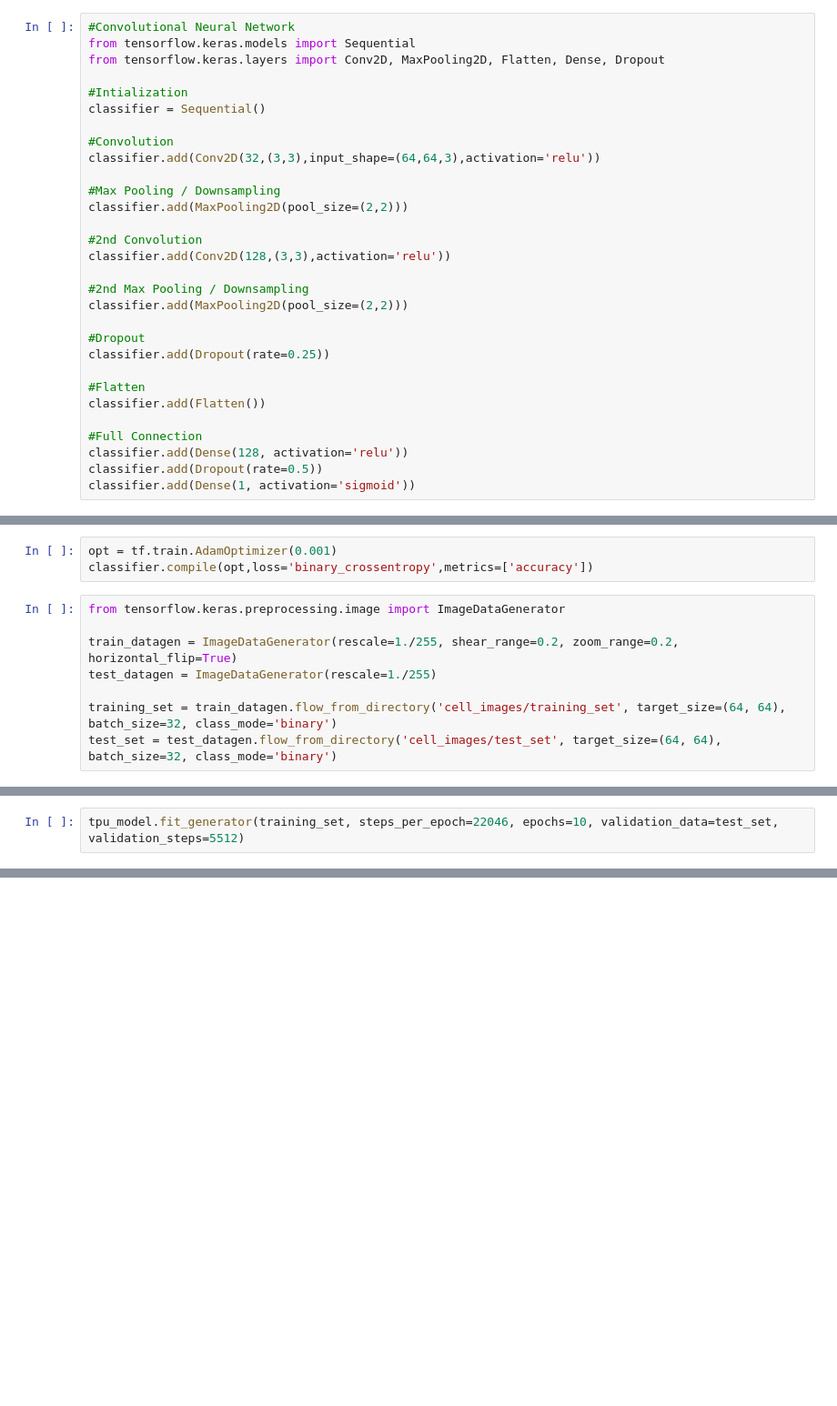
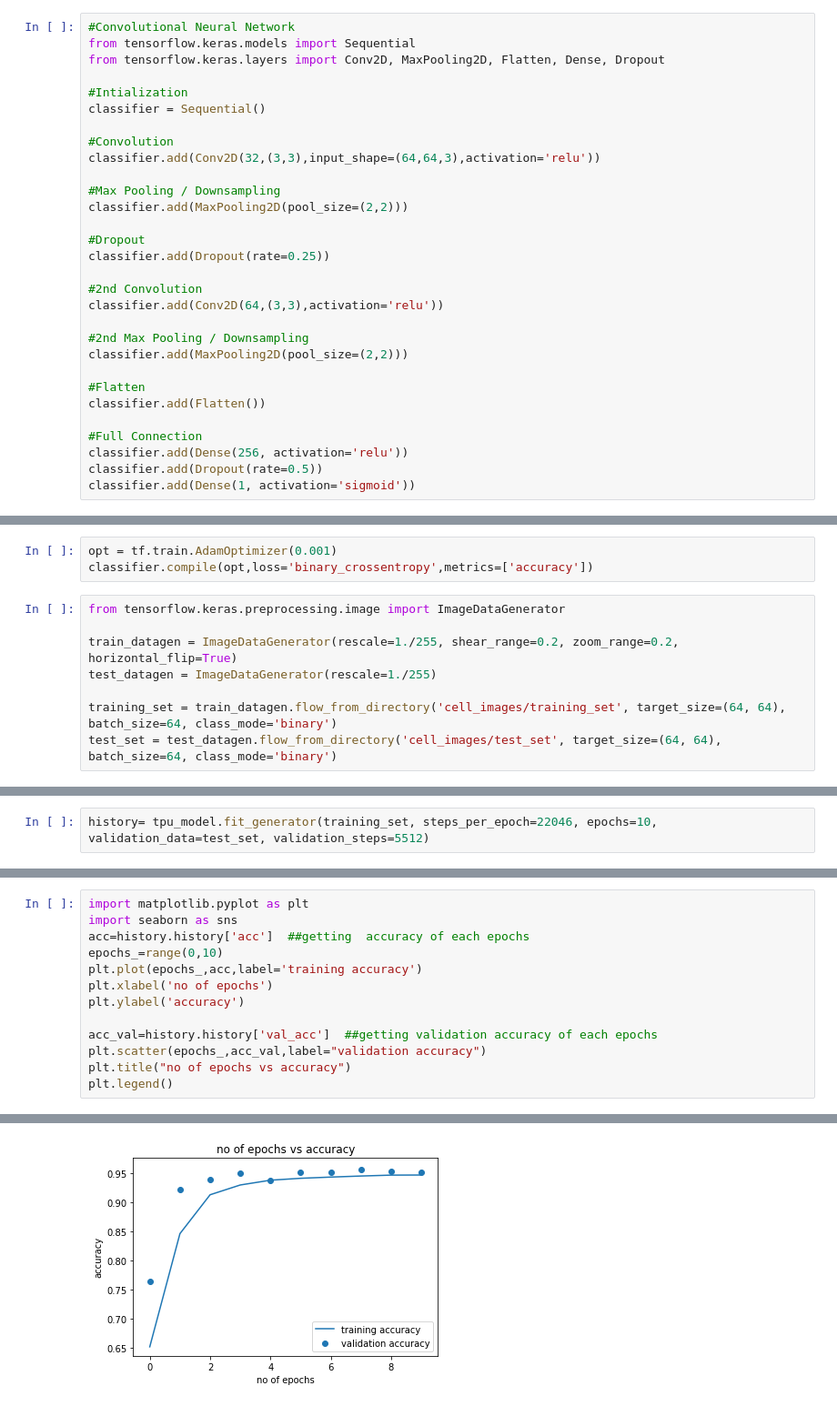
Before and after one commit to akingulpinar/CNG562_MalariaCellImages, a Jupyter notebook: Gulpinar_Malaria_Cell_Images.ipynb, the cells around one changed output, grey strips where cells are left out. Shown at 91% size. Cells and saved outputs as stored; diff of their text form; blank space fills up the shorter version.

```diff
--- a/Gulpinar_Malaria_Cell_Images.ipynb
+++ b/Gulpinar_Malaria_Cell_Images.ipynb
@@ -79,19 +125,19 @@ classifier.add(Conv2D(32,(3,3),input_shape=(64,64,3),activation='relu'))
 #Max Pooling / Downsampling
 classifier.add(MaxPooling2D(pool_size=(2,2)))
 
+#Dropout
+classifier.add(Dropout(rate=0.25))
+
 #2nd Convolution
-classifier.add(Conv2D(128,(3,3),activation='relu'))
+classifier.add(Conv2D(64,(3,3),activation='relu'))
 
 #2nd Max Pooling / Downsampling
 classifier.add(MaxPooling2D(pool_size=(2,2)))
-
-#Dropout
-classifier.add(Dropout(rate=0.25))
 
 #Flatten
 classifier.add(Flatten())
 
 #Full Connection
-classifier.add(Dense(128, activation='relu'))
+classifier.add(Dense(256, activation='relu'))
 classifier.add(Dropout(rate=0.5))
 classifier.add(Dense(1, activation='sigmoid'))
@@ -106,5 +177,5 @@ from tensorflow.keras.preprocessing.image import ImageDataGenerator
 train_datagen = ImageDataGenerator(rescale=1./255, shear_range=0.2, zoom_range=0.2, horizontal_flip=True)
 test_datagen = ImageDataGenerator(rescale=1./255)
 
-training_set = train_datagen.flow_from_directory('cell_images/training_set', target_size=(64, 64), batch_size=32, class_mode='binary')
-test_set = test_datagen.flow_from_directory('cell_images/test_set', target_size=(64, 64), batch_size=32, class_mode='binary')
+training_set = train_datagen.flow_from_directory('cell_images/training_set', target_size=(64, 64), batch_size=64, class_mode='binary')
+test_set = test_datagen.flow_from_directory('cell_images/test_set', target_size=(64, 64), batch_size=64, class_mode='binary')
@@ -116,2 +208,2 @@ tpu_model = tf.contrib.tpu.keras_to_tpu_model(classifier,strategy=dist_strategy)
 # %%
-tpu_model.fit_generator(training_set, steps_per_epoch=22046, epochs=10, validation_data=test_set, validation_steps=5512)
+history= tpu_model.fit_generator(training_set, steps_per_epoch=22046, epochs=10, validation_data=test_set, validation_steps=5512)
@@ -117,0 +228,14 @@ tpu_model.fit_generator(training_set, steps_per_epoch=22046, epochs=10, validati
+# %%
+import matplotlib.pyplot as plt
+import seaborn as sns
+acc=history.history['acc']  ##getting  accuracy of each epochs
+epochs_=range(0,10)
+plt.plot(epochs_,acc,label='training accuracy')
+plt.xlabel('no of epochs')
+plt.ylabel('accuracy')
+
+acc_val=history.history['val_acc']  ##getting validation accuracy of each epochs
+plt.scatter(epochs_,acc_val,label="validation accuracy")
+plt.title("no of epochs vs accuracy")
+plt.legend()
+# %% [output]
@@ -117,0 +243 @@ tpu_model.fit_generator(training_set, steps_per_epoch=22046, epochs=10, validati
+[figure, added]
```
Also changed, not shown: parts of 11 cells of this notebook.
